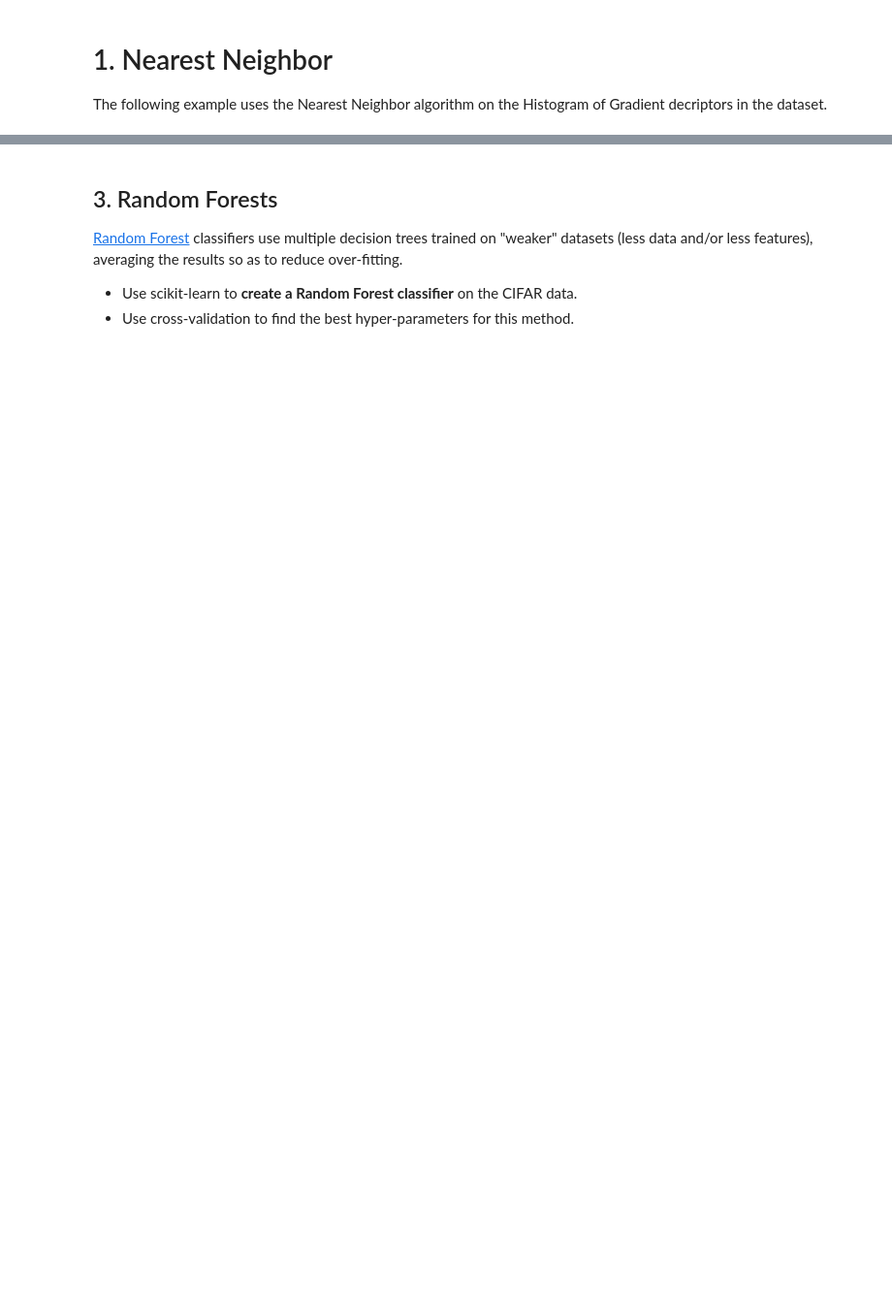
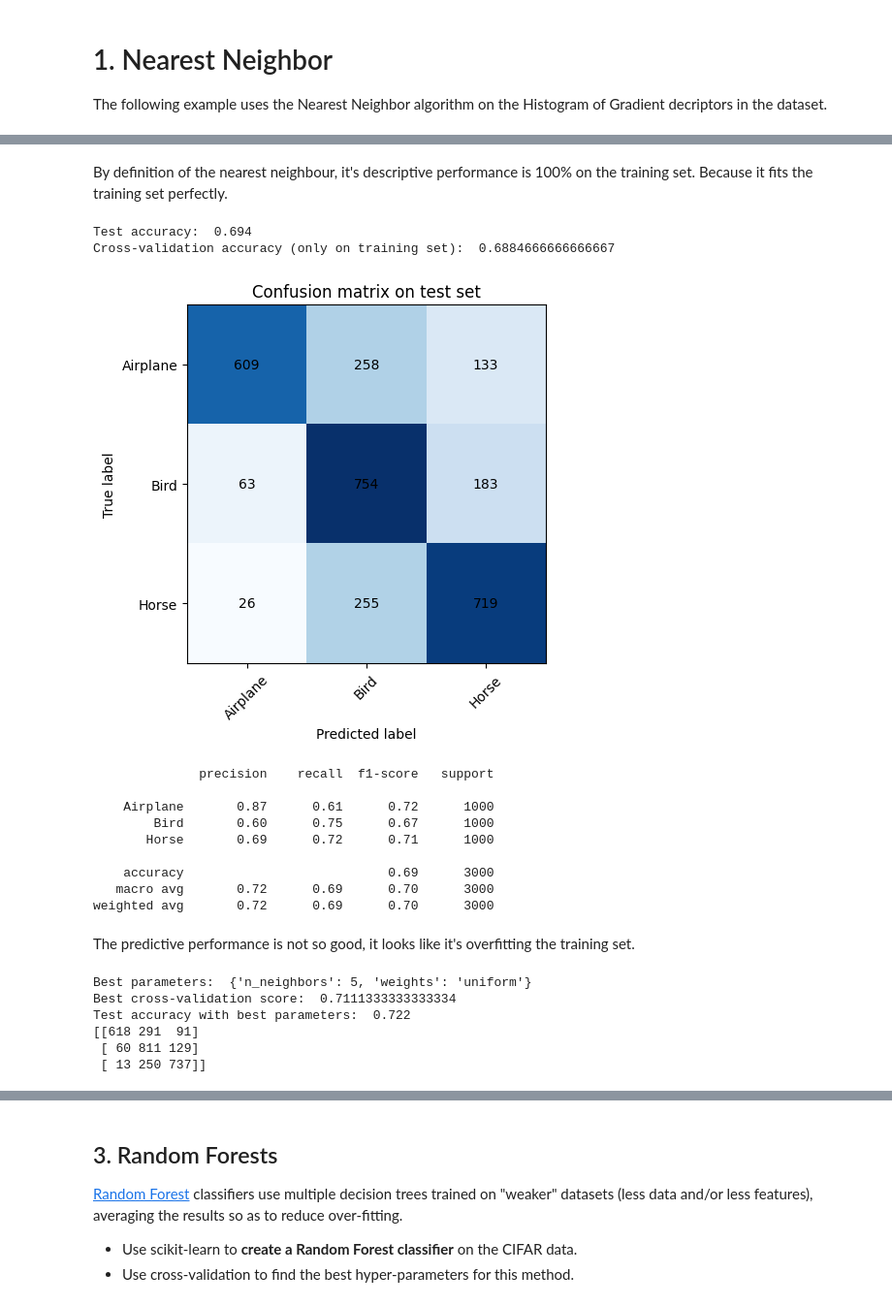
Before and after one commit to Exagor/info-h-501, a Jupyter notebook: docs/LABS/ML1_Nearest_Neighbours_and_Decision_Trees.ipynb, the cells around one changed output, grey strips where cells are left out. Shown: that part at 97% size. Cells and saved outputs as stored; diff of their text form; code cells hidden in the pictures; blank space fills up the shorter version.

```diff
--- a/docs/LABS/ML1_Nearest_Neighbours_and_Decision_Trees.ipynb
+++ b/docs/LABS/ML1_Nearest_Neighbours_and_Decision_Trees.ipynb
@@ -28,3 +72,74 @@ clf.fit( dataset.train['hog'], dataset.train['labels'] )
+# %% [markdown]
+By definition of the nearest neighbour, it's descriptive performance is 100% on the training set. Because it fits the training set perfectly.
+# %%
+# predictive performance
+from sklearn.metrics import classification_report
+from sklearn.model_selection import StratifiedKFold
+
+print("Test accuracy: ", kn_clf.score( dataset.test['hog'], dataset.test['labels'] ))
+
+#cross-validation
+cv = StratifiedKFold(n_splits=5, shuffle=True, random_state=42)
+scores = cross_val_score(kn_clf, dataset.train['hog'], dataset.train['labels'], cv=cv)
+print("Cross-validation accuracy (only on training set): ", scores.mean())
+
+#confusion matrix on test set
+cm = confusion_matrix( dataset.test['labels'], kn_clf.predict( dataset.test['hog'] ) )
+plt.imshow(cm, interpolation='nearest', cmap=plt.cm.Blues)
+plt.title('Confusion matrix on test set')
+plt.xticks(range(3), dataset.labels, rotation=45)
+plt.yticks(range(3), dataset.labels)
+plt.ylabel('True label')
+plt.xlabel('Predicted label')
+# Write the numbers directly into the cases
+for i in range(cm.shape[0]):
+    for j in range(cm.shape[1]):
+        plt.text(j, i, str(cm[i, j]), ha='center', va='center', color='black')
+
+plt.show()
+
+# classification report
+print(classification_report( dataset.test['labels'], kn_clf.predict( dataset.test['hog'] ), target_names=dataset.labels ) )
+# %% [output]
+Test accuracy:  0.694
+Cross-validation accuracy (only on training set):  0.6884666666666667
+[figure, added]
+              precision    recall  f1-score   support
+
+    Airplane       0.87      0.61      0.72      1000
+        Bird       0.60      0.75      0.67      1000
+       Horse       0.69      0.72      0.71      1000
+
+    accuracy                           0.69      3000
+   macro avg       0.72      0.69      0.70      3000
+weighted avg       0.72      0.69      0.70      3000
+# %% [markdown]
+The predictive performance is not so good, it looks like it's overfitting the training set.
+# %%
+# Find best parameters of KNN
+from sklearn.model_selection import GridSearchCV
+param_grid = {
+    'n_neighbors': [1, 3, 5, 7, 9],
+    'weights': ['uniform', 'distance'],
+}
+kn_clf = KNeighborsClassifier()
+grid_search = GridSearchCV(kn_clf, param_grid, cv=cv, scoring='accuracy', n_jobs=-1)
+grid_search.fit(dataset.train['hog'], dataset.train['labels'])
+print("Best parameters: ", grid_search.best_params_)
+print("Best cross-validation score: ", grid_search.best_score_)
+# Test the best parameters on the test set
+best_kn_clf = grid_search.best_estimator_
+print("Test accuracy with best parameters: ", best_kn_clf.score(dataset.test['hog'], dataset.test['labels']))
+#confusion matrix on test set with best parameters
+cm = confusion_matrix(dataset.test['labels'], best_kn_clf.predict(dataset.test['hog']))
+print(cm)
+# %% [output]
+Best parameters:  {'n_neighbors': 5, 'weights': 'uniform'}
+Best cross-validation score:  0.7111333333333334
+Test accuracy with best parameters:  0.722
+[[618 291  91]
+ [ 60 811 129]
+ [ 13 250 737]]
 # %% [markdown]
 ## 2. Decision Trees
 
```
Also changed, not shown: parts of 15 cells of this notebook, 1 other file.
